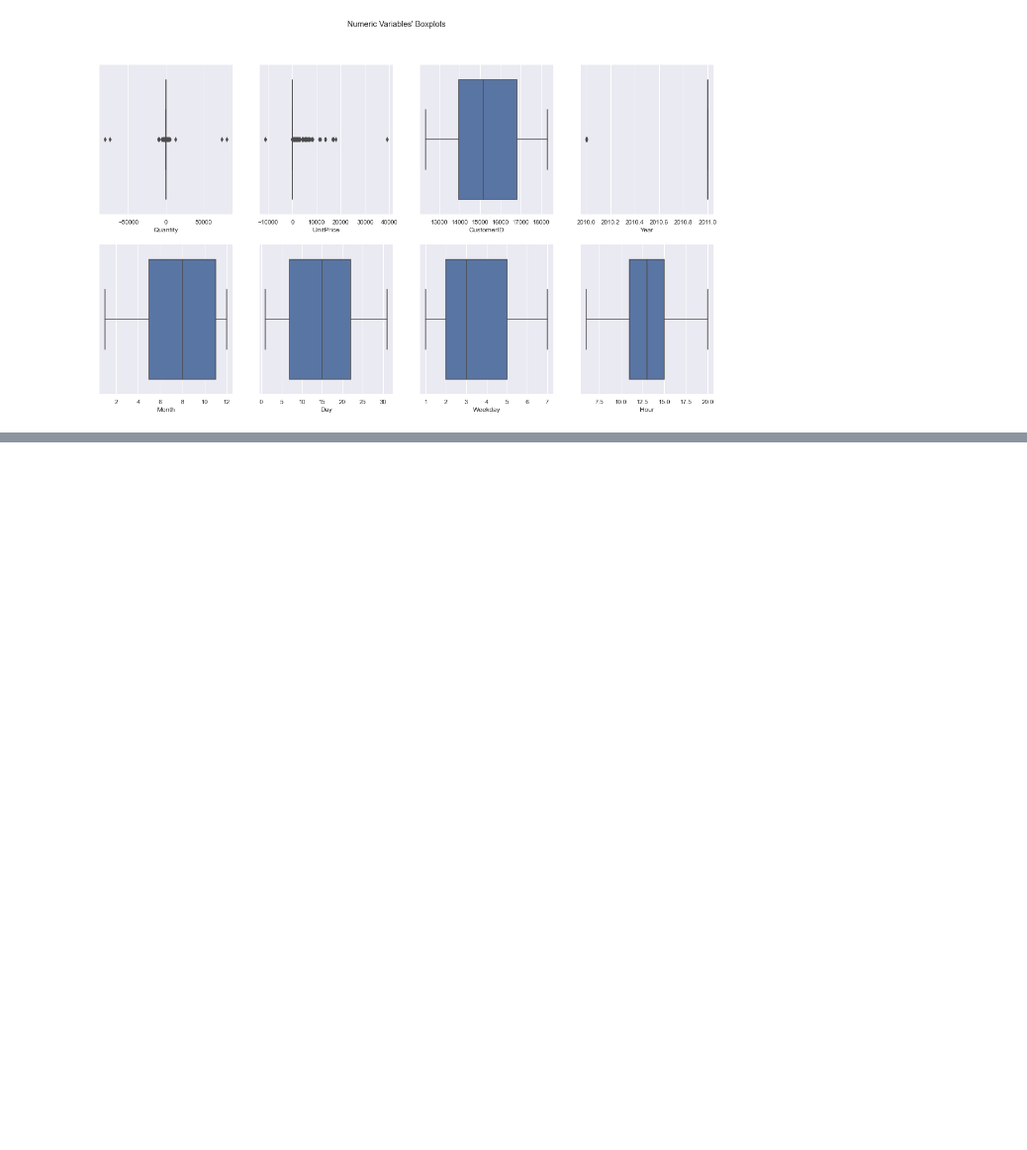
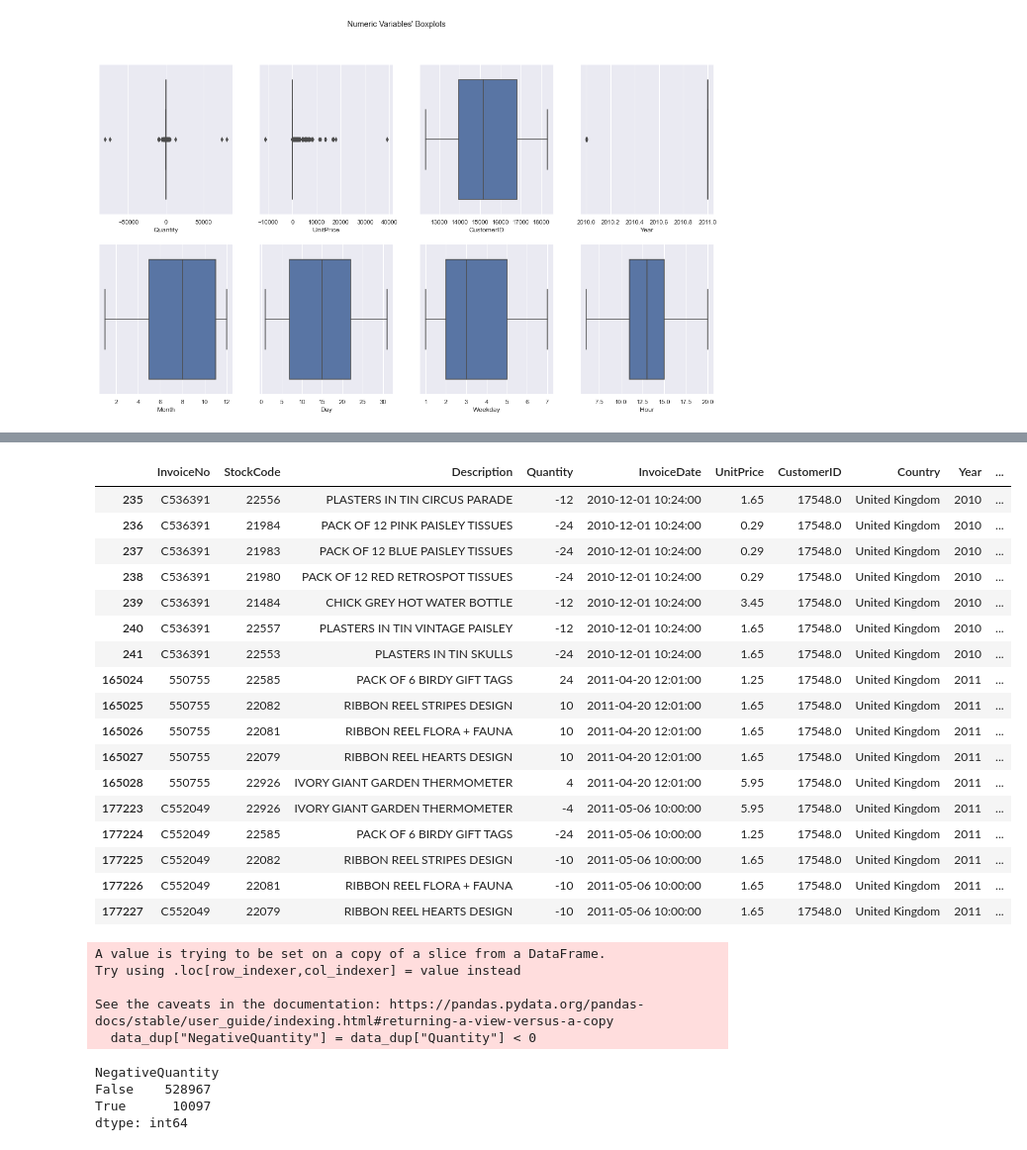
Before and after one commit to alderaemanuele/Business-Cases, a Jupyter notebook: BC3/BC3_RS.ipynb, the cells around one changed output, grey strips where cells are left out. Shown at 99% size. Saved outputs shown, nothing was run; the diff lists cells and outputs as text; code cells hidden in the pictures; blank space fills up the shorter version.

```diff
--- a/BC3/BC3_RS.ipynb
+++ b/BC3/BC3_RS.ipynb
@@ -248,0 +268,5 @@ data[data["UnitPrice"]<=0]
+# %%
+# StockCodes with less than 5 characters to list to delete
+del_stockcodes = data[data["StockCode"].str.len()<5].StockCode.unique().tolist()
+# %%
+data = data[~data["StockCode"].isin(del_stockcodes)]
@@ -248,0 +293,21 @@ data[data["UnitPrice"]<=0]
+# %%
+data[data["CustomerID"]==17548.0]
+# %% [output]
+|  | InvoiceNo | StockCode | Description | Quantity | InvoiceDate | UnitPrice | CustomerID | Country | Year | ... |
+| 235 | C536391 | 22556 | PLASTERS IN TIN CIRCUS PARADE | -12 | 2010-12-01 10:24:00 | 1.65 | 17548.0 | United Kingdom | 2010 | ... |
+| 236 | C536391 | 21984 | PACK OF 12 PINK PAISLEY TISSUES | -24 | 2010-12-01 10:24:00 | 0.29 | 17548.0 | United Kingdom | 2010 | ... |
+| 237 | C536391 | 21983 | PACK OF 12 BLUE PAISLEY TISSUES | -24 | 2010-12-01 10:24:00 | 0.29 | 17548.0 | United Kingdom | 2010 | ... |
+| 238 | C536391 | 21980 | PACK OF 12 RED RETROSPOT TISSUES | -24 | 2010-12-01 10:24:00 | 0.29 | 17548.0 | United Kingdom | 2010 | ... |
+| 239 | C536391 | 21484 | CHICK GREY HOT WATER BOTTLE | -12 | 2010-12-01 10:24:00 | 3.45 | 17548.0 | United Kingdom | 2010 | ... |
+| 240 | C536391 | 22557 | PLASTERS IN TIN VINTAGE PAISLEY | -12 | 2010-12-01 10:24:00 | 1.65 | 17548.0 | United Kingdom | 2010 | ... |
+| 241 | C536391 | 22553 | PLASTERS IN TIN SKULLS | -24 | 2010-12-01 10:24:00 | 1.65 | 17548.0 | United Kingdom | 2010 | ... |
+| 165024 | 550755 | 22585 | PACK OF 6 BIRDY GIFT TAGS | 24 | 2011-04-20 12:01:00 | 1.25 | 17548.0 | United Kingdom | 2011 | ... |
+| 165025 | 550755 | 22082 | RIBBON REEL STRIPES DESIGN | 10 | 2011-04-20 12:01:00 | 1.65 | 17548.0 | United Kingdom | 2011 | ... |
+| 165026 | 550755 | 22081 | RIBBON REEL FLORA + FAUNA | 10 | 2011-04-20 12:01:00 | 1.65 | 17548.0 | United Kingdom | 2011 | ... |
+| 165027 | 550755 | 22079 | RIBBON REEL HEARTS DESIGN | 10 | 2011-04-20 12:01:00 | 1.65 | 17548.0 | United Kingdom | 2011 | ... |
+| 165028 | 550755 | 22926 | IVORY GIANT GARDEN THERMOMETER | 4 | 2011-04-20 12:01:00 | 5.95 | 17548.0 | United Kingdom | 2011 | ... |
+| 177223 | C552049 | 22926 | IVORY GIANT GARDEN THERMOMETER | -4 | 2011-05-06 10:00:00 | 5.95 | 17548.0 | United Kingdom | 2011 | ... |
+| 177224 | C552049 | 22585 | PACK OF 6 BIRDY GIFT TAGS | -24 | 2011-05-06 10:00:00 | 1.25 | 17548.0 | United Kingdom | 2011 | ... |
+| 177225 | C552049 | 22082 | RIBBON REEL STRIPES DESIGN | -10 | 2011-05-06 10:00:00 | 1.65 | 17548.0 | United Kingdom | 2011 | ... |
+| 177226 | C552049 | 22081 | RIBBON REEL FLORA + FAUNA | -10 | 2011-05-06 10:00:00 | 1.65 | 17548.0 | United Kingdom | 2011 | ... |
+| 177227 | C552049 | 22079 | RIBBON REEL HEARTS DESIGN | -10 | 2011-05-06 10:00:00 | 1.65 | 17548.0 | United Kingdom | 2011 | ... |
@@ -248,0 +316,15 @@ data[data["UnitPrice"]<=0]
+# %%
+data_dup["NegativeQuantity"] = data_dup["Quantity"] < 0
+# %% [output]
+A value is trying to be set on a copy of a slice from a DataFrame.
+Try using .loc[row_indexer,col_indexer] = value instead
+
+See the caveats in the documentation: https://pandas.pydata.org/pandas-docs/stable/user_guide/indexing.html#returning-a-view-versus-a-copy
+  data_dup["NegativeQuantity"] = data_dup["Quantity"] < 0
+# %%
+data_dup.value_counts("NegativeQuantity")
+# %% [output]
+NegativeQuantity
+False    528967
+True      10097
+dtype: int64
```
Also changed, not shown: parts of 16 cells of this notebook.
